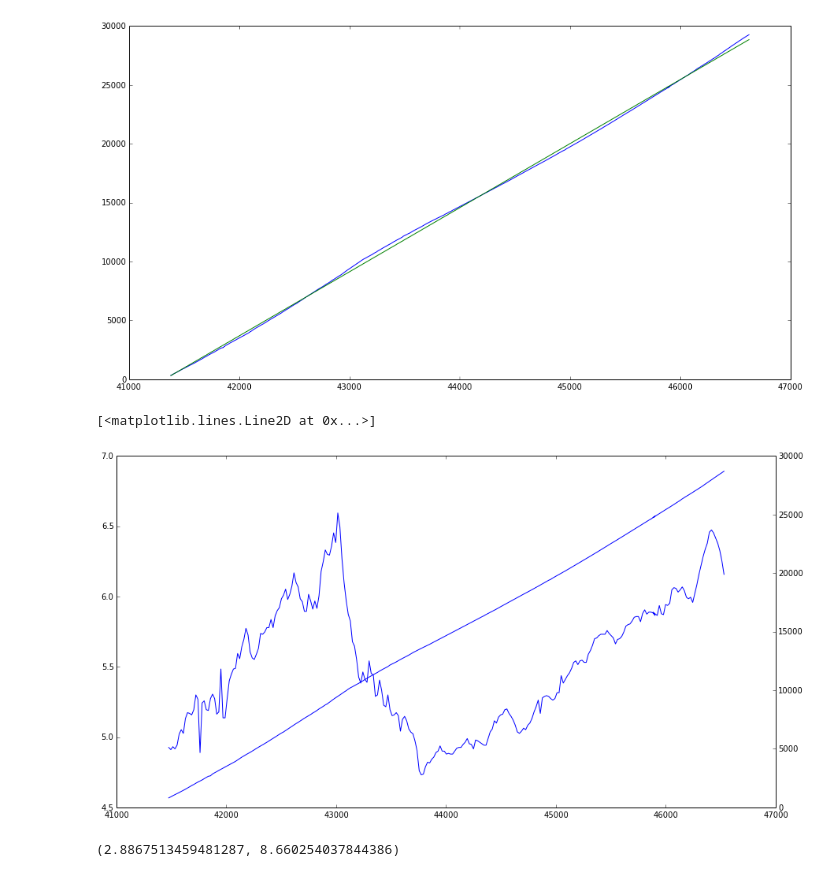
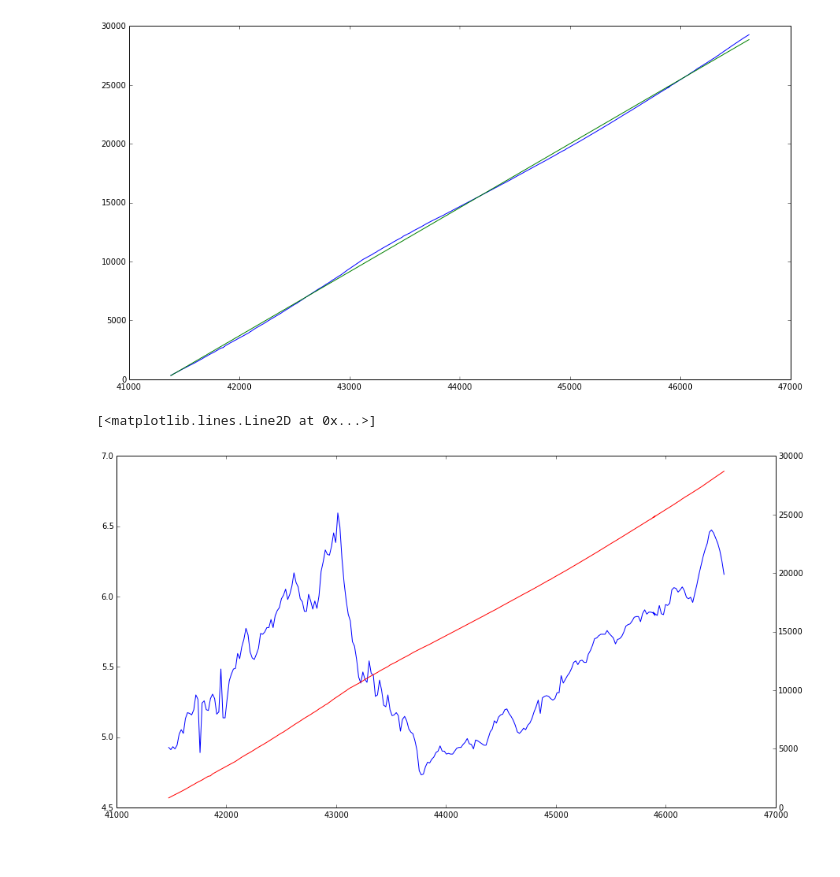
Before and after one commit to danielrichman/burst-calc-notes, a Jupyter notebook: actual-data.ipynb, the cells around one changed output. Cells and saved outputs as stored; diff of their text form; code cells hidden in the pictures.

```diff
--- a/actual-data.ipynb
+++ b/actual-data.ipynb
@@ -46,13 +46,9 @@ plt.plot(x, intercept + x * slope)
 # %%
 d = 10
 fig, ax1 = plt.subplots(figsize=(15, 8))
 ax1.plot(x[d/2:-d/2], (y[d:] - y[:-d])/(x[d:]-x[:-d]))
 ax2 = ax1.twinx()
-ax2.plot(x[d/2:-d/2], y[d/2:-d/2])
+ax2.plot(x[d/2:-d/2], y[d/2:-d/2], color='r')
 # %% [output]
 [<matplotlib.lines.Line2D at 0x...>]
-[figure, old version]
+[figure, new version]
-# %%
-5 * (1/3)**0.5, 5 * 3**0.5
-# %% [output]
-(2.8867513459481287, 8.660254037844386)
```
